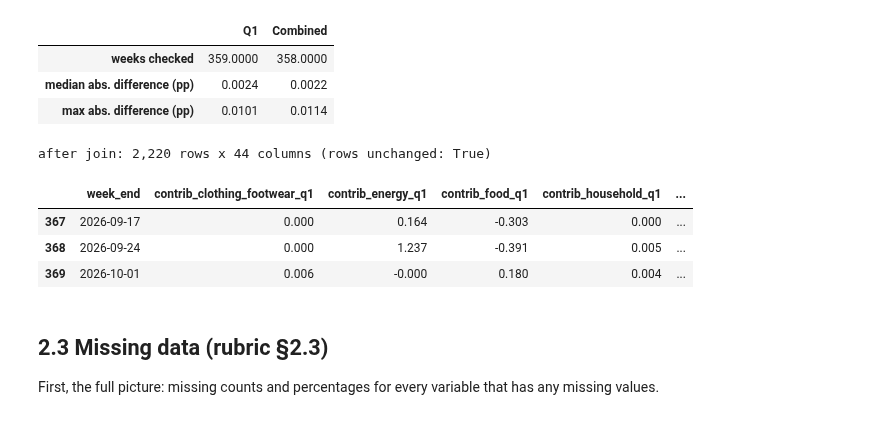
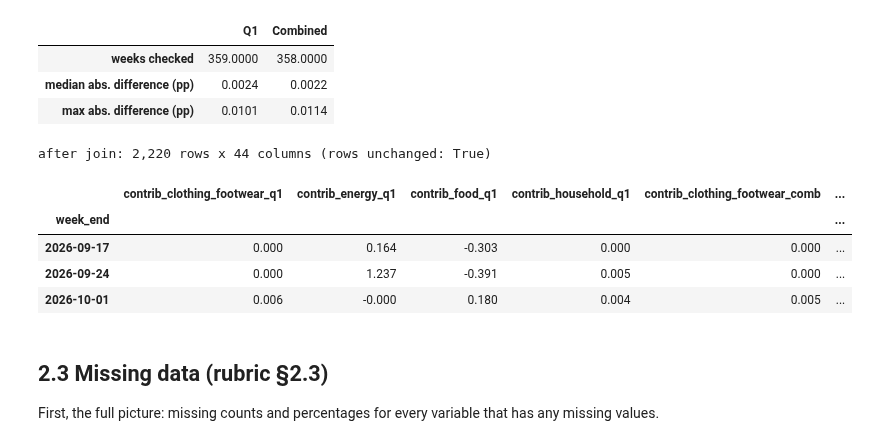
Before and after one commit to S-Hoorain/Ds-project, a Jupyter notebook: notebooks/01_data_preparation.ipynb, the cells around one changed output. Drawn from its saved outputs; the diff is of its cells as text; code cells hidden in the pictures.

```diff
--- a/notebooks/01_data_preparation.ipynb
+++ b/notebooks/01_data_preparation.ipynb
@@ -279,14 +279,15 @@ display(chk.describe().loc[["count", "50%", "max"]].round(4)
 # %%
 # Join the weekly category contributions onto every group's row for that week.
 df = master.merge(contrib.reset_index(), on="week_end", how="left", validate="many_to_one")
 print(f"after join: {df.shape[0]:,} rows x {df.shape[1]} columns (rows unchanged: {len(df) == len(master)})")
-display(df.loc[df["group"] == "Combined", ["week_end"] + list(contrib.columns)].tail(3).round(3))
+display(df.loc[df["group"] == "Combined", ["week_end"] + list(contrib.columns)].set_index("week_end").tail(3).round(3))
 # %% [output]
 after join: 2,220 rows x 44 columns (rows unchanged: True)
-|  | week_end | contrib_clothing_footwear_q1 | contrib_energy_q1 | contrib_food_q1 | contrib_household_q1 | ... |
-| 367 | 2026-09-17 | 0.000 | 0.164 | -0.303 | 0.000 | ... |
-| 368 | 2026-09-24 | 0.000 | 1.237 | -0.391 | 0.005 | ... |
-| 369 | 2026-10-01 | 0.006 | -0.000 | 0.180 | 0.004 | ... |
+|  | contrib_clothing_footwear_q1 | contrib_energy_q1 | contrib_food_q1 | contrib_household_q1 | contrib_clothing_footwear_comb | ... |
+| week_end |  |  |  |  |  | ... |
+| 2026-09-17 | 0.000 | 0.164 | -0.303 | 0.000 | 0.000 | ... |
+| 2026-09-24 | 0.000 | 1.237 | -0.391 | 0.005 | 0.000 | ... |
+| 2026-10-01 | 0.006 | -0.000 | 0.180 | 0.004 | 0.005 | ... |
 # %% [markdown]
 ## 2.3 Missing data (rubric §2.3)
 
```
Also changed, not shown: parts of 1 cell of this notebook, 25 other files.
